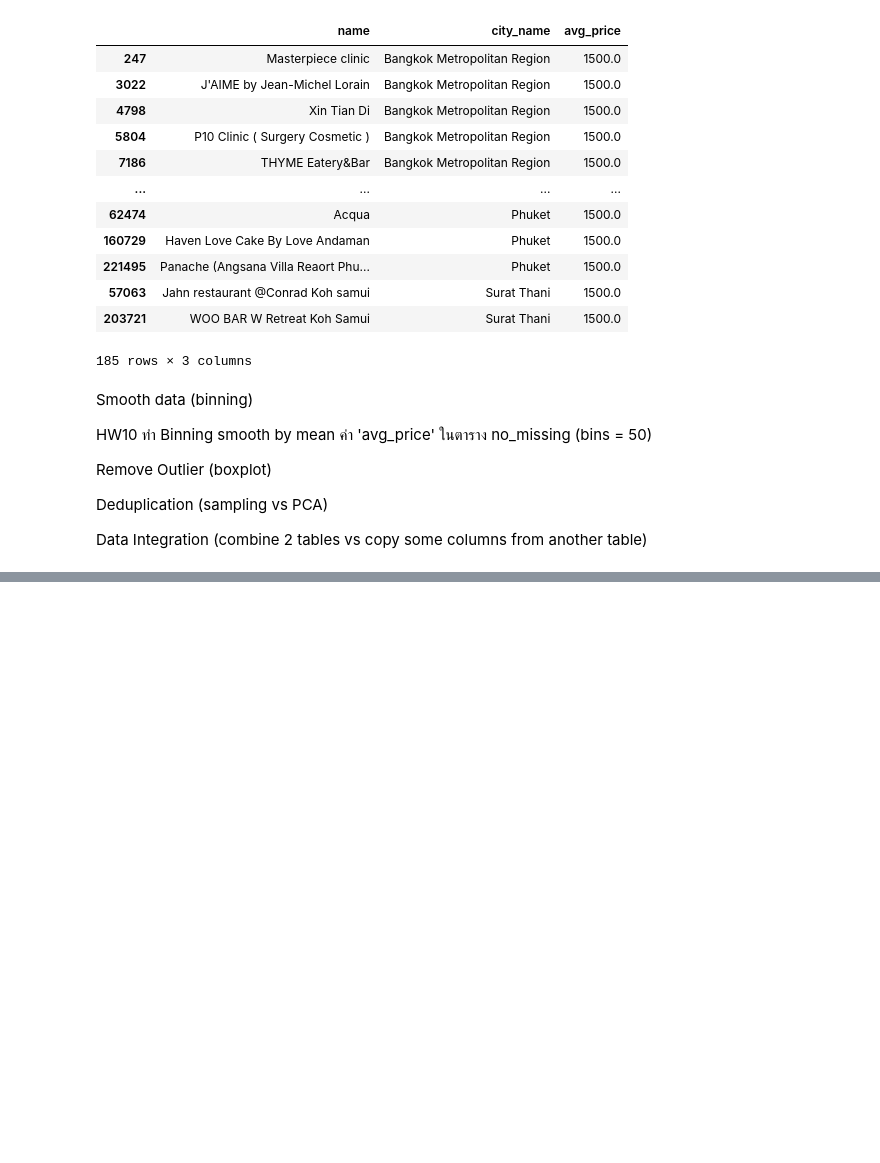
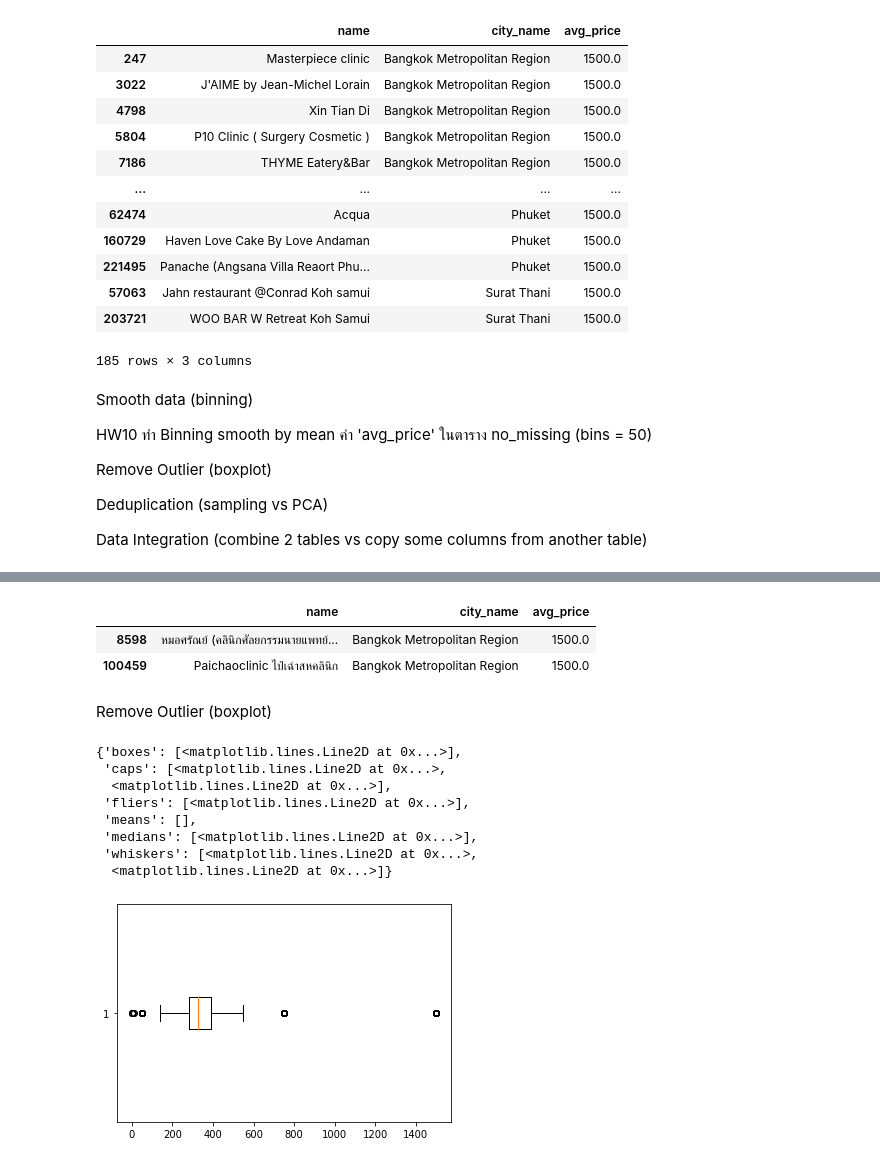
Before and after one commit to Nutsudapenpong/DPDM, a Jupyter notebook: Pandas_and_Data_Preprocessing_101.ipynb, the cells around one changed output, grey strips where cells are left out. Saved outputs shown, nothing was run; the diff lists cells and outputs as text; code cells hidden in the pictures; blank space fills up the shorter version.

```diff
--- a/Pandas_and_Data_Preprocessing_101.ipynb
+++ b/Pandas_and_Data_Preprocessing_101.ipynb
@@ -549,0 +598,8 @@ Data Integration (combine 2 tables vs copy some columns from another table)
+# %%
+sorted_no_missing.iloc[246845:246850,:]
+# %% [output]
+|  | name | city_name | avg_price |
+| 8598 | หมอศรัณย์ (คลินิกศัลยกรรมนายแพทย์... | Bangkok Metropolitan Region | 1500.0 |
+| 100459 | Paichaoclinic ไป๋เฉ่าสหคลินิก | Bangkok Metropolitan Region | 1500.0 |
+# %% [markdown]
+Remove Outlier (boxplot)
@@ -549,0 +608,12 @@ Data Integration (combine 2 tables vs copy some columns from another table)
+# %%
+plt.boxplot(no_missing['avg_price'],vert=False)
+# %% [output]
+{'boxes': [<matplotlib.lines.Line2D at 0x...>],
+ 'caps': [<matplotlib.lines.Line2D at 0x...>,
+  <matplotlib.lines.Line2D at 0x...>],
+ 'fliers': [<matplotlib.lines.Line2D at 0x...>],
+ 'means': [],
+ 'medians': [<matplotlib.lines.Line2D at 0x...>],
+ 'whiskers': [<matplotlib.lines.Line2D at 0x...>,
+  <matplotlib.lines.Line2D at 0x...>]}
+[figure, added]
```
Also changed, not shown: parts of 31 cells of this notebook.
